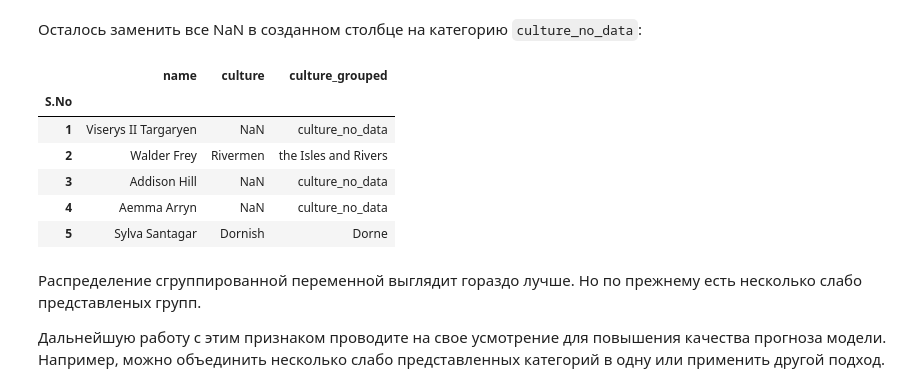
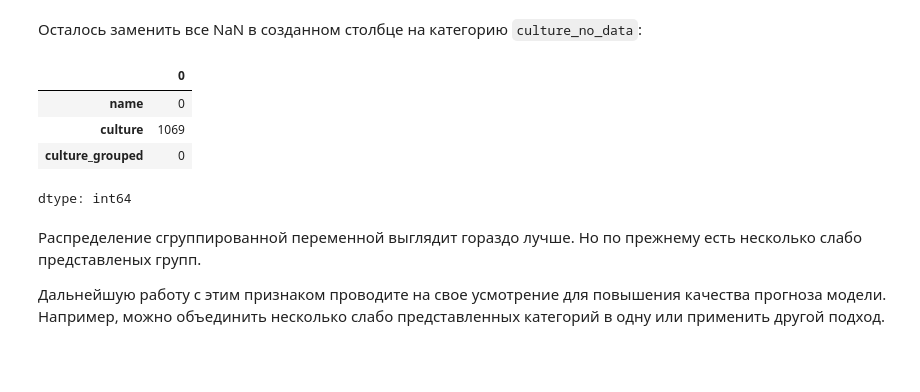
Before and after one commit to Julkinis/DL, a Jupyter notebook: week_01_ml_intro/Homework/hw_1_game_of_thrones.ipynb, the cells around one changed output. Saved outputs shown, nothing was run; the diff lists cells and outputs as text; code cells hidden in the pictures; blank space fills up the shorter version.

```diff
--- a/week_01_ml_intro/Homework/hw_1_game_of_thrones.ipynb
+++ b/week_01_ml_intro/Homework/hw_1_game_of_thrones.ipynb
@@ -338,15 +338,13 @@ Index(['name', 'title', 'male', 'culture', 'dateOfBirth', 'mother', 'father',
 # %%
 data['culture_grouped'] = data['culture_grouped'].fillna('culture_no_data')
 # %%
-data[['name','culture','culture_grouped']].head()
+data[['name','culture','culture_grouped']].isna().sum()
 # %% [output]
-|  | name | culture | culture_grouped |
-| S.No |  |  |  |
-| 1 | Viserys II Targaryen | NaN | culture_no_data |
-| 2 | Walder Frey | Rivermen | the Isles and Rivers |
-| 3 | Addison Hill | NaN | culture_no_data |
-| 4 | Aemma Arryn | NaN | culture_no_data |
-| 5 | Sylva Santagar | Dornish | Dorne |
+|  | 0 |
+| name | 0 |
+| culture | 1069 |
+| culture_grouped | 0 |
+dtype: int64
 # %% [markdown]
 Распределение сгруппированной переменной выглядит гораздо лучше. Но по прежнему есть несколько слабо представленых групп.
 
```
Also changed, not shown: parts of 9 cells of this notebook.
